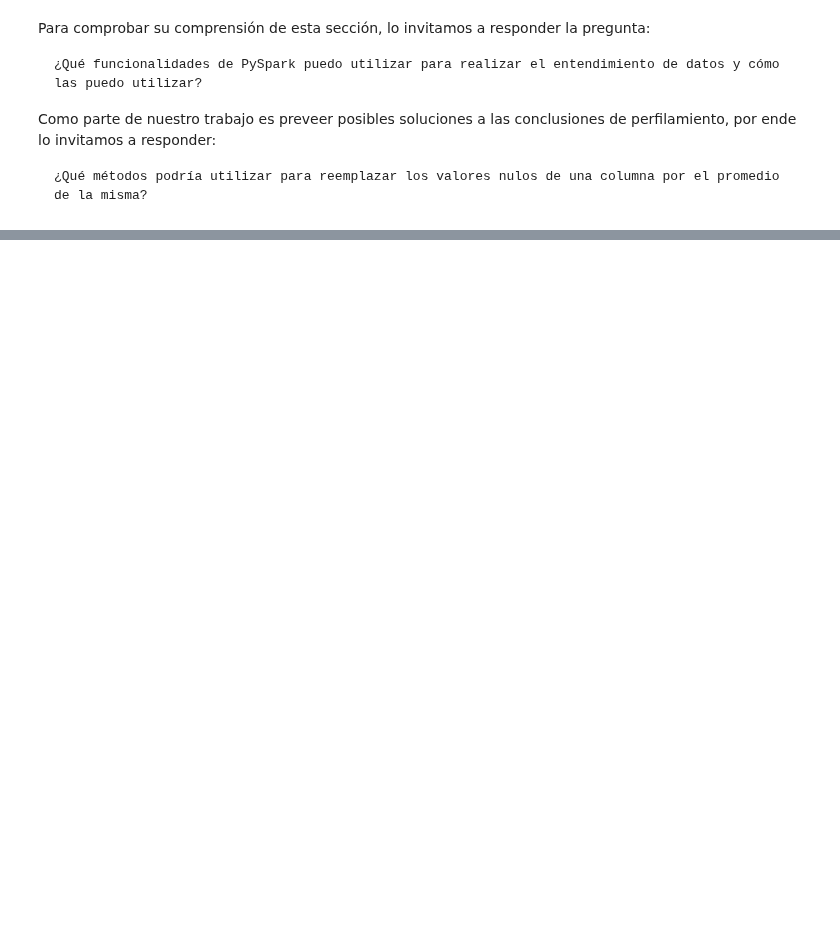
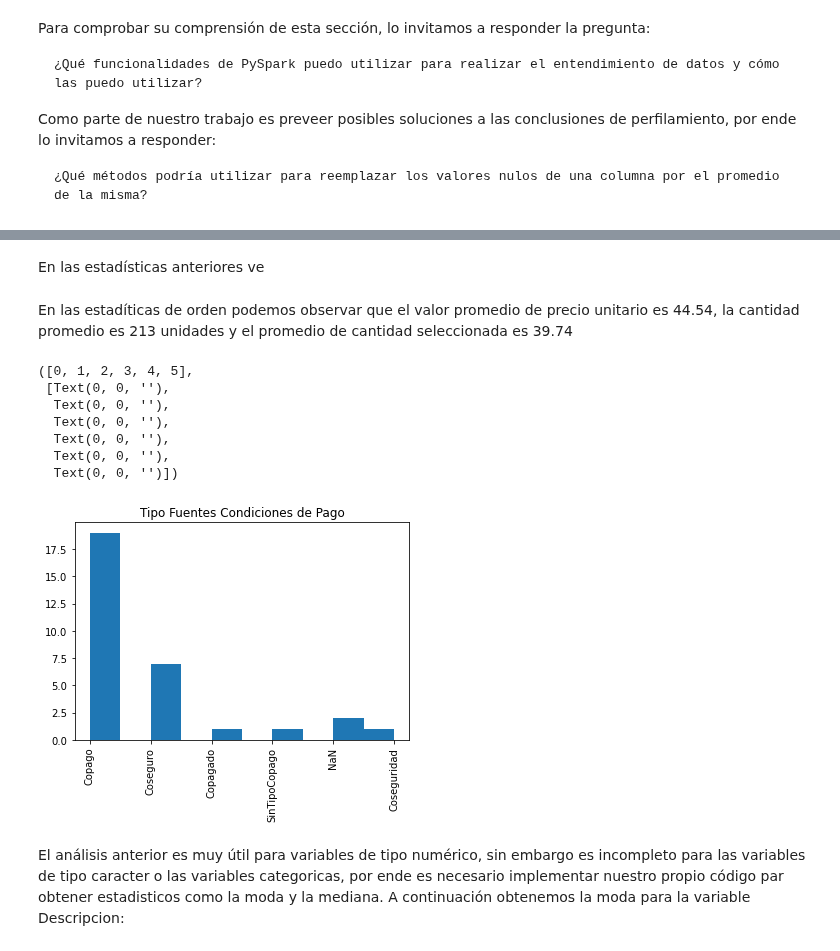
Before and after one commit to carrasquintero/Entrega_ETL, a Jupyter notebook: Analisis Datos.ipynb, the cells around one changed output, grey strips where cells are left out. Cells and saved outputs as stored; diff of their text form; code cells hidden in the pictures; blank space fills up the shorter version.

```diff
--- a/Analisis Datos.ipynb
+++ b/Analisis Datos.ipynb
@@ -871,0 +623,23 @@ El Capítulo 2 del libro <i>Learn PySpark : Build Python-based Machine Learning
+# %% [markdown]
+En las estadísticas anteriores ve
+# %% [markdown]
+En las estadíticas de orden podemos observar que el valor promedio de precio unitario es 44.54, la cantidad promedio es 213 unidades y el promedio de cantidad seleccionada es 39.74
+# %%
+%matplotlib inline
+import matplotlib.pyplot as plt
+
+fig1, ax1 = plt.subplots()
+ax1.set_title('Tipo Fuentes Condiciones de Pago')
+ax1.hist(np.array(fuentes.select('Tipo').collect()))
+plt.xticks(rotation=90)
+# %% [output]
+([0, 1, 2, 3, 4, 5],
+ [Text(0, 0, ''),
+  Text(0, 0, ''),
+  Text(0, 0, ''),
+  Text(0, 0, ''),
+  Text(0, 0, ''),
+  Text(0, 0, '')])
+[figure, added]
+# %% [markdown]
+El análisis anterior es muy útil para variables de tipo numérico, sin embargo es incompleto para las variables de tipo caracter o las variables categoricas, por ende es necesario implementar nuestro propio código par obtener estadisticos como la moda y la mediana. A continuación obtenemos la moda para la variable Descripcion:
```
Also changed, not shown: parts of 133 cells of this notebook.
